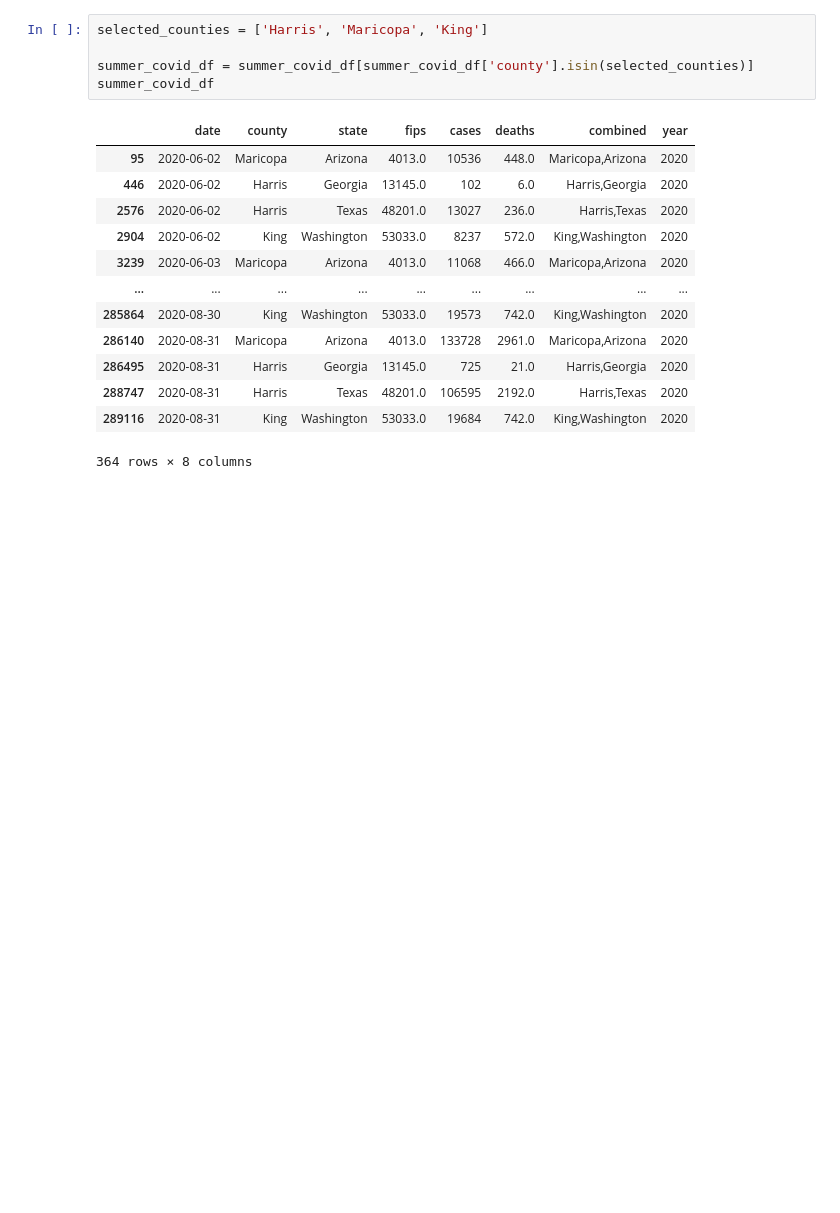
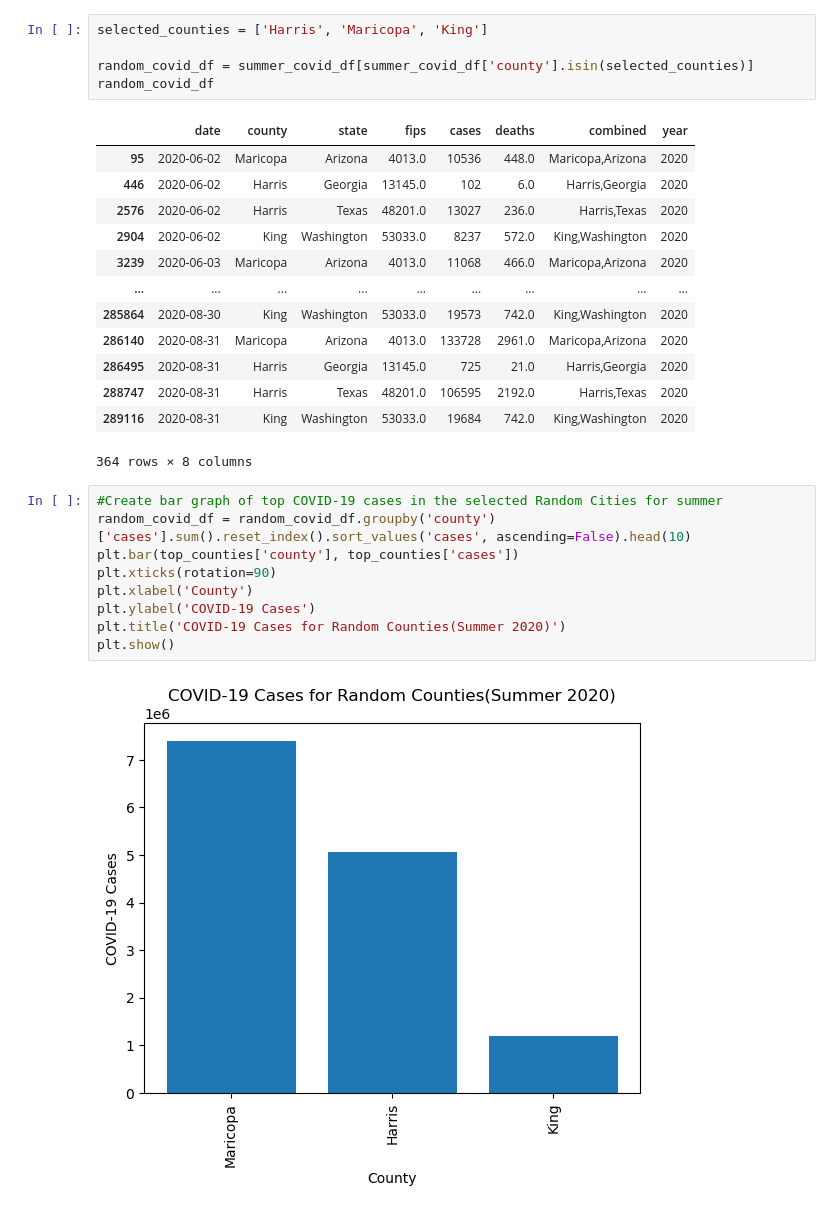
Before and after one commit to ryankracaw/project-one, a Jupyter notebook: Summer.ipynb, the cells around one changed output. Cells and saved outputs as stored; diff of their text form; blank space fills up the shorter version.

```diff
--- a/Summer.ipynb
+++ b/Summer.ipynb
@@ -206,8 +206,8 @@ R-squared: 0.0037
 # %%
 selected_counties = ['Harris', 'Maricopa', 'King']
 
-summer_covid_df = summer_covid_df[summer_covid_df['county'].isin(selected_counties)]
-summer_covid_df
+random_covid_df = summer_covid_df[summer_covid_df['county'].isin(selected_counties)]
+random_covid_df
 # %% [output]
 |  | date | county | state | fips | cases | deaths | combined | year |
 | 95 | 2020-06-02 | Maricopa | Arizona | 4013.0 | 10536 | 448.0 | Maricopa,Arizona | 2020 |
@@ -222,3 +222,14 @@ summer_covid_df
 | 288747 | 2020-08-31 | Harris | Texas | 48201.0 | 106595 | 2192.0 | Harris,Texas | 2020 |
 | 289116 | 2020-08-31 | King | Washington | 53033.0 | 19684 | 742.0 | King,Washington | 2020 |
 364 rows × 8 columns
+# %%
+#Create bar graph of top COVID-19 cases in the selected Random Cities for summer
+random_covid_df = random_covid_df.groupby('county')['cases'].sum().reset_index().sort_values('cases', ascending=False).head(10)
+plt.bar(top_counties['county'], top_counties['cases'])
+plt.xticks(rotation=90)
+plt.xlabel('County')
+plt.ylabel('COVID-19 Cases')
+plt.title('COVID-19 Cases for Random Counties(Summer 2020)')
+plt.show()
+# %% [output]
+[figure, added]
```
Also changed, not shown: parts of 6 cells of this notebook.
